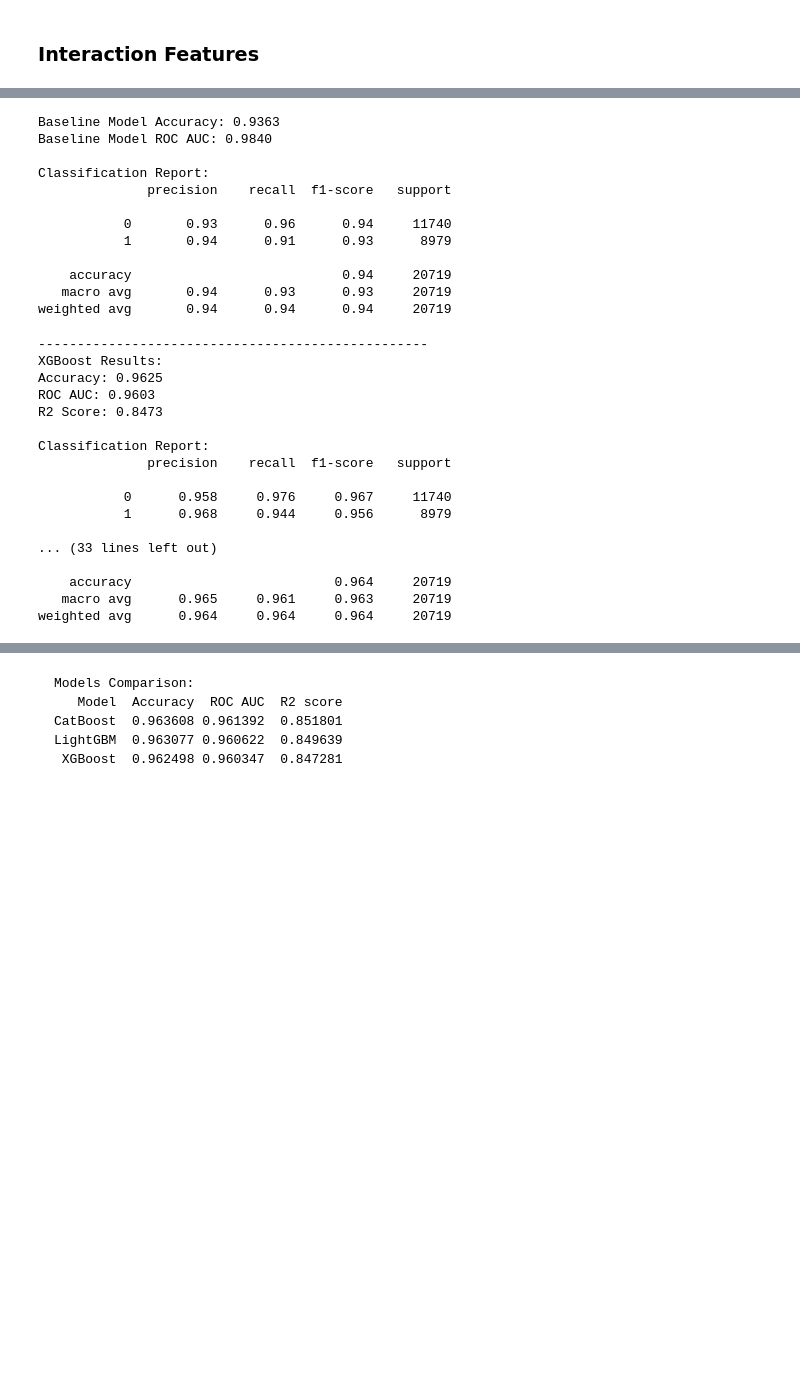
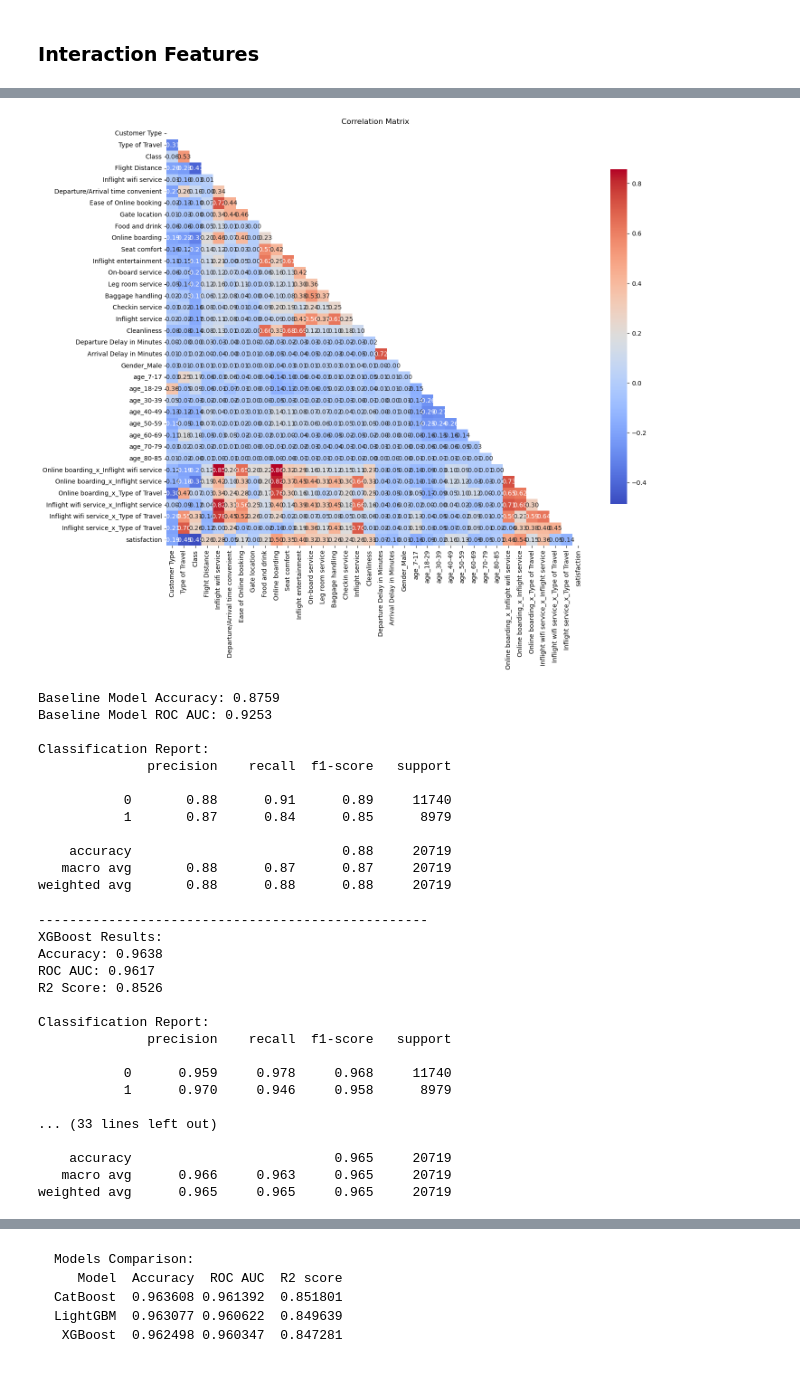
Before and after one commit to RRafi89/Customer-Satisfaction-Rating, a Jupyter notebook: MAIN.ipynb, the cells around one changed output, grey strips where cells are left out. Cells and saved outputs as stored; diff of their text form; code cells hidden in the pictures; blank space fills up the shorter version.

```diff
--- a/MAIN.ipynb
+++ b/MAIN.ipynb
@@ -396,13 +380,13 @@ df = age_group(df)
 from itertools import combinations
 
 def feature_engineer(df):
-    columns = df.columns.tolist()
+    columns = ['Online boarding', 'Inflight wifi service', 'Inflight service', 'Type of Travel']
     new_columns = []
 
     for feature1, feature2 in combinations(columns, 2):
         if feature1 != 'satisfaction' and feature2 != 'satisfaction':
             interaction_feature_name = f"{feature1}_x_{feature2}"
-            new_column = (df[feature1] + df[feature2]) ** 4
+            new_column = (df[feature1] + df[feature2])
             new_columns.append(pd.Series(new_column, name=interaction_feature_name))
 
     df = pd.concat([df] + new_columns, axis=1)
@@ -410,32 +394,38 @@ def feature_engineer(df):
 
 df = feature_engineer(df)
 # %%
-def remove_collinearity_with_target(df, target_col, threshold=0.90):
+def remove_collinearity_with_target(df, target_col, high_threshold=0.90, low_threshold=0.3):
     X = df.drop(columns=[target_col])
-    target_corr = abs(X.corrwith(df[target_col]))
+    target_corr = X.corrwith(df[target_col]).abs()
     corr_matrix = X.corr().abs()
     upper = corr_matrix.where(np.triu(np.ones(corr_matrix.shape), k=1).astype(bool))
-    to_drop = []
 
-    for col in upper.columns:
-        correlated_features = upper[col][upper[col] > threshold].index
-        for feat in correlated_features:
+    to_drop = set()
+
+    for col in X.columns:
+        if target_corr[col] < low_threshold:
+            to_drop.add(col)
+            continue
+
+        for feat in upper.index[upper[col] > high_threshold]:
             if target_corr[col] < target_corr[feat]:
-                to_drop.append(col)
+                to_drop.add(col)
                 break
 
-    return df.drop(columns=to_drop)
+    return df.drop(columns=list(to_drop))
 
-df = remove_collinearity_with_target(df, 'satisfaction', 0.85)
+# df = remove_collinearity_with_target(df, 'satisfaction', low_threshold=0.15, high_threshold=0.80)
 # %%
 df = df[[col for col in df.columns if col != 'satisfaction'] + ['satisfaction']]
 
 corr = df.corr()
 mask = np.triu(np.ones_like(corr, dtype=bool))
-plt.figure(figsize=(150, 120))
+plt.figure(figsize=(15, 12))
 sns.heatmap(corr, mask=mask, cmap='coolwarm', annot=True, fmt=".2f", square=True, cbar_kws={"shrink": .8})
 plt.title('Correlation Matrix')
 plt.show()
+# %% [output]
+[figure, added]
 # %%
 from sklearn.model_selection import train_test_split
 from sklearn.linear_model import LogisticRegression
@@ -464,18 +454,18 @@ print(f"Baseline Model ROC AUC: {roc_auc:.4f}")
 print("\nClassification Report:")
 print(report)
 # %% [output]
-Baseline Model Accuracy: 0.9363
-Baseline Model ROC AUC: 0.9840
+Baseline Model Accuracy: 0.8759
+Baseline Model ROC AUC: 0.9253
 
 Classification Report:
               precision    recall  f1-score   support
 
-           0       0.93      0.96      0.94     11740
-           1       0.94      0.91      0.93      8979
+           0       0.88      0.91      0.89     11740
+           1       0.87      0.84      0.85      8979
 
-    accuracy                           0.94     20719
-   macro avg       0.94      0.93      0.93     20719
-weighted avg       0.94      0.94      0.94     20719
+    accuracy                           0.88     20719
+   macro avg       0.88      0.87      0.87     20719
+weighted avg       0.88      0.88      0.88     20719
 # %%
 import os
 os.environ["LOKY_MAX_CPU_COUNT"] = "4"
@@ -485,9 +475,9 @@ import lightgbm as lgb
 from catboost import CatBoostClassifier
 from sklearn.metrics import accuracy_score, classification_report, roc_auc_score, r2_score
 
-cb_params = {'iterations': 476, 'learning_rate': 0.043757186100119284, 'depth': 10, 'l2_leaf_reg': 3.398402305277832}
-lgbm_params = {'max_depth': 7, 'num_leaves': 22, 'min_child_samples': 46, 'learning_rate': 0.04350246077224649, 'n_estimators': 414, 'reg_alpha': 0.0014685550686857323, 'reg_lambda': 3.957000009512791e-07, 'colsample_bytree': 0.9454161549874134, 'subsample': 0.5489656119013585, 'is_unbalance': False}
-xgb_params = {'max_depth': 15, 'learning_rate': 0.02270892971085817, 'min_child_weight': 1.4634453655046655, 'subsample': 0.9411317654956244, 'colsample_bytree': 0.9217563542510374, 'gamma': 2.061375285385118, 'n_estimators': 345}
+# cb_params = {'iterations': 476, 'learning_rate': 0.043757186100119284, 'depth': 10, 'l2_leaf_reg': 3.398402305277832}
+# lgbm_params = {'max_depth': 7, 'num_leaves': 22, 'min_child_samples': 46, 'learning_rate': 0.04350246077224649, 'n_estimators': 414, 'reg_alpha': 0.0014685550686857323, 'reg_lambda': 3.957000009512791e-07, 'colsample_bytree': 0.9454161549874134, 'subsample': 0.5489656119013585, 'is_unbalance': False}
+# xgb_params = {'max_depth': 15, 'learning_rate': 0.02270892971085817, 'min_child_weight': 1.4634453655046655, 'subsample': 0.9411317654956244, 'colsample_bytree': 0.9217563542510374, 'gamma': 2.061375285385118, 'n_estimators': 345}
 models = {
     'XGBoost': xgb.XGBClassifier(random_state=42),
     'LightGBM': lgb.LGBMClassifier(random_state=42, verbose=-1),
@@ -509,21 +499,21 @@ for name, model in models.items():
 # %% [output]
 --------------------------------------------------
 XGBoost Results:
-Accuracy: 0.9625
-ROC AUC: 0.9603
-R2 Score: 0.8473
+Accuracy: 0.9638
+ROC AUC: 0.9617
+R2 Score: 0.8526
 
 Classification Report:
               precision    recall  f1-score   support
 
-           0      0.958     0.976     0.967     11740
-           1      0.968     0.944     0.956      8979
+           0      0.959     0.978     0.968     11740
+           1      0.970     0.946     0.958      8979
 
 ... (33 lines left out)
 
-    accuracy                          0.964     20719
-   macro avg      0.965     0.961     0.963     20719
-weighted avg      0.964     0.964     0.964     20719
+    accuracy                          0.965     20719
+   macro avg      0.966     0.963     0.965     20719
+weighted avg      0.965     0.965     0.965     20719
 # %%
 models_comparison = pd.DataFrame({
     'Model': list(models.keys()),
```
Also changed, not shown: parts of 11 cells of this notebook, 12 other files.
